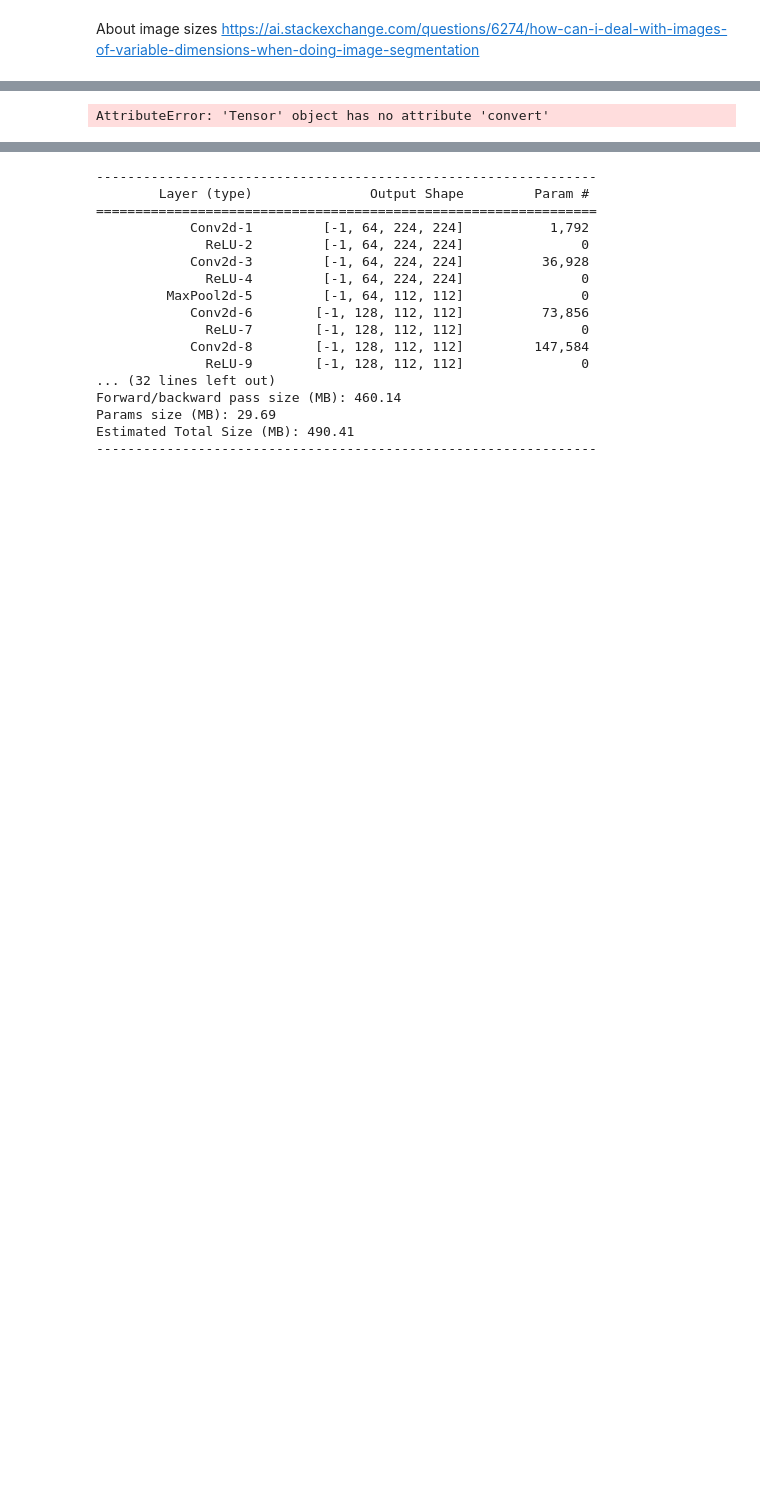
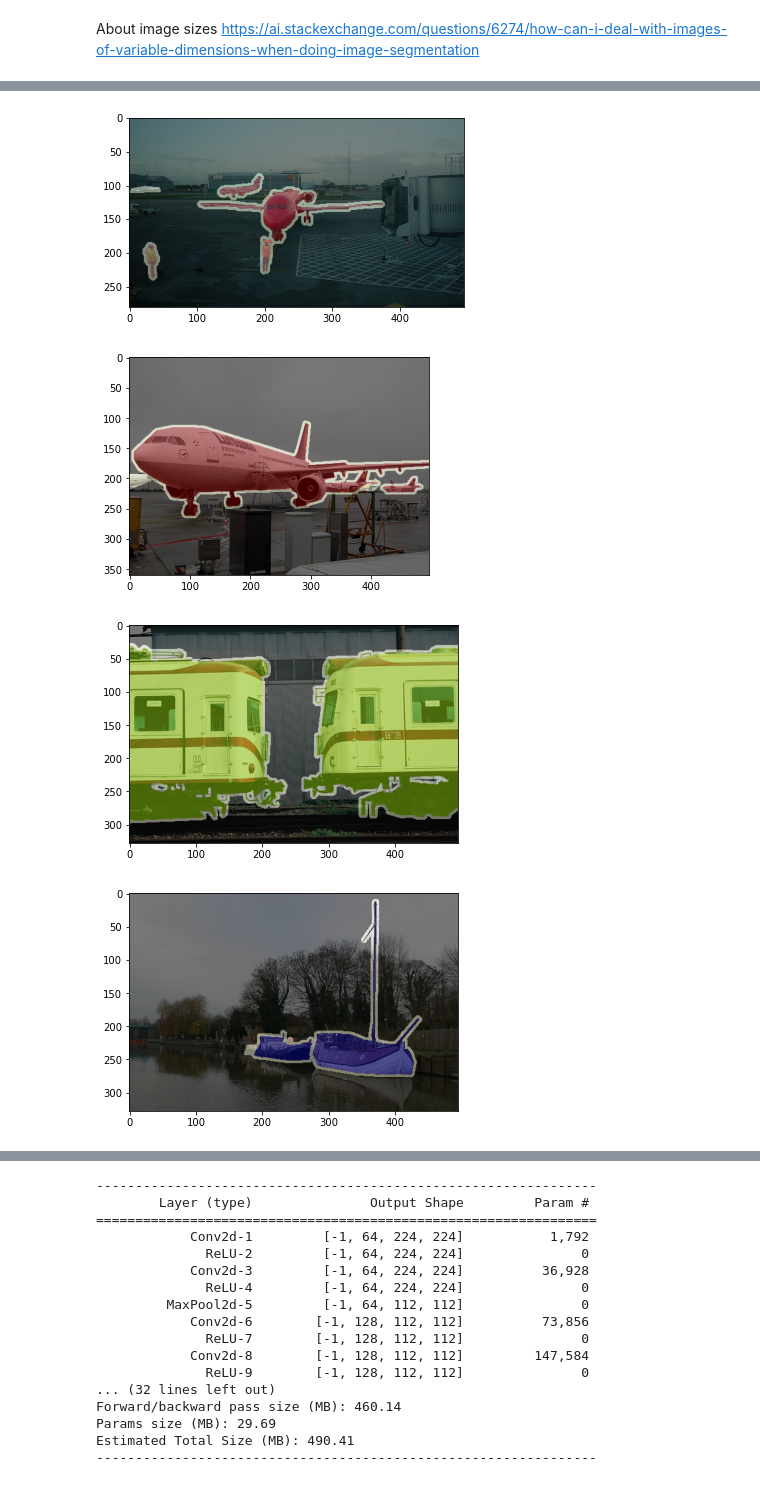
Before and after one commit to EvgenyDyshlyuk/Image_Segmentation_Capstone_Project, a Jupyter notebook: main.ipynb, the cells around one changed output, grey strips where cells are left out. Drawn from its saved outputs; the diff is of its cells as text; code cells hidden in the pictures; blank space fills up the shorter version.

```diff
--- a/main.ipynb
+++ b/main.ipynb
@@ -190,6 +301,9 @@ Using downloaded and verified file: input\VOCtrainval_06-Nov-2007.tar
 # %%
 for i in range(5):
     image, mask = train_set[i]
-    preview(image, mask, 0.5)
+    preview(image, onehot2image(mask), 0.5)
 # %% [output]
-AttributeError: 'Tensor' object has no attribute 'convert'
+[figure, added]
+[figure, added]
+[figure, added]
+[figure, added]
```
Also changed, not shown: parts of 24 cells of this notebook.
